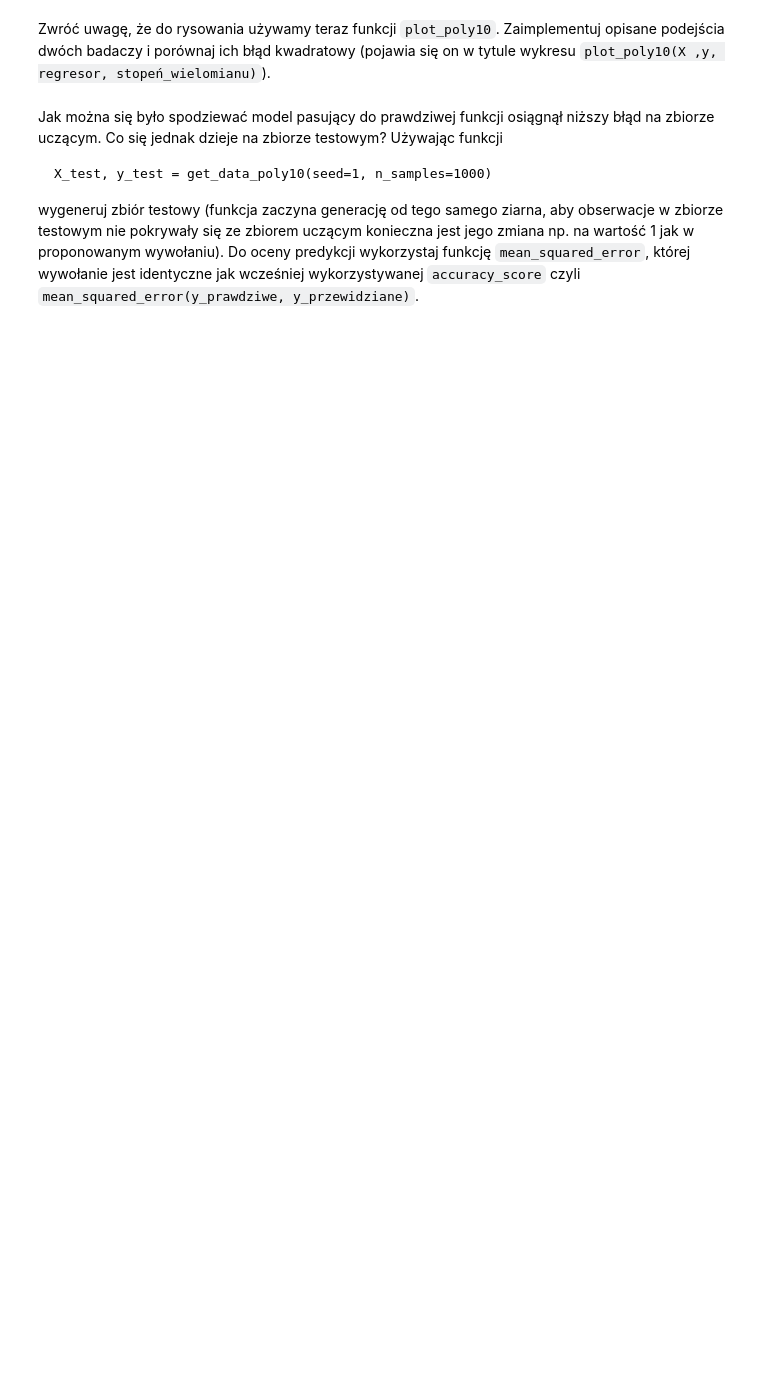
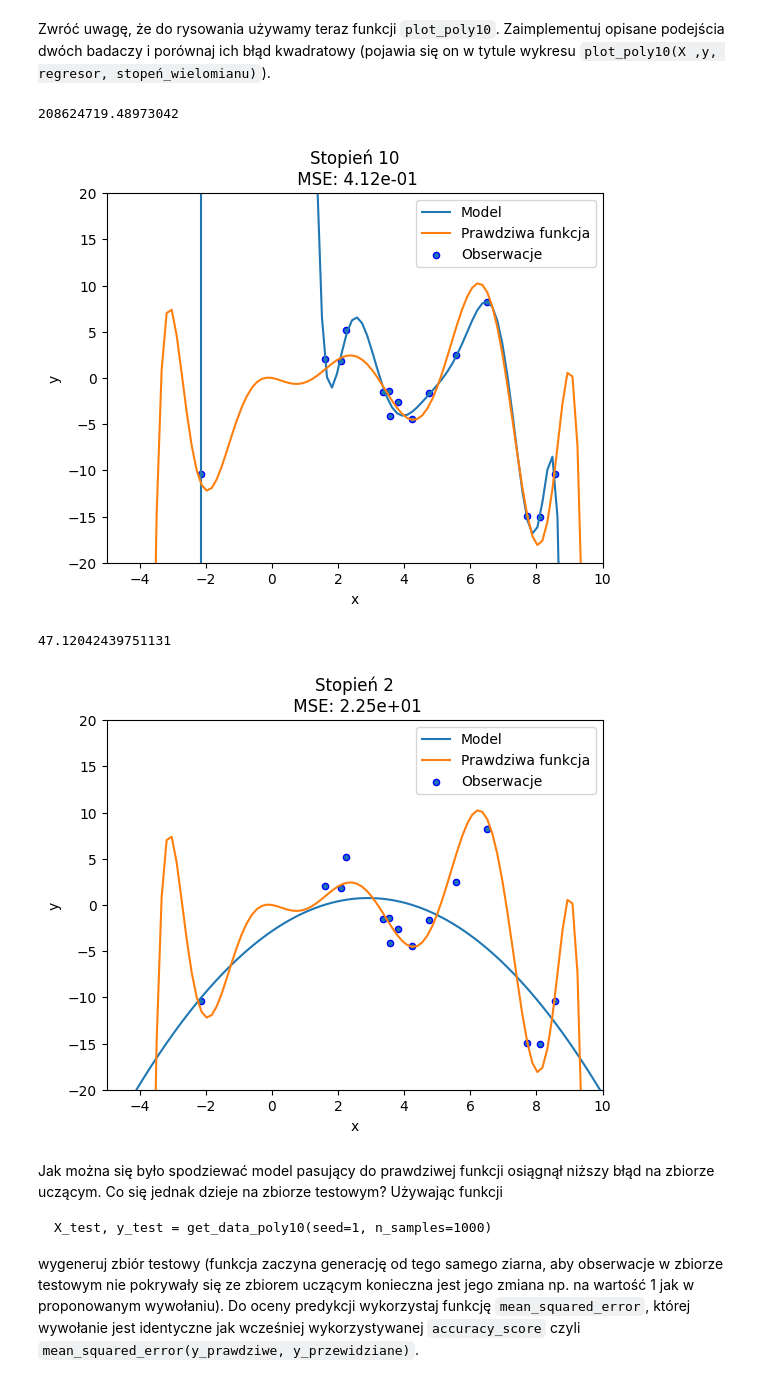
Before and after one commit to Mimikkk/study-master-2023-sus, a Jupyter notebook: exercise-3-overfitting/notebook.ipynb, the cells around one changed output. Drawn from its saved outputs; the diff is of its cells as text; code cells hidden in the pictures; blank space fills up the shorter version.

````diff
--- a/exercise-3-overfitting/notebook.ipynb
+++ b/exercise-3-overfitting/notebook.ipynb
@@ -126,3 +195,26 @@ raise NotImplementedError()
+# %%
+# YOUR CODE HERE
+X_test, y_test = get_data_poly10(seed=1, n_samples=1000)
+pipeline = Pipeline([
+  ("polynomial_features", PolynomialFeatures(degree=10, include_bias=False)),
+  ("regressor", LinearRegression())
+])
+pipeline.fit(X, y)
+plot_poly10(X, y, pipeline, 10)
+print(mean_squared_error(y_test, pipeline.predict(X_test)))
+pipeline = Pipeline([
+  ("polynomial_features", PolynomialFeatures(degree=2, include_bias=False)),
+  ("regressor", LinearRegression())
+])
+pipeline.fit(X, y)
+plt.show()
+plot_poly10(X, y, pipeline, 2)
+print(mean_squared_error(y_test, pipeline.predict(X_test)))
+# %% [output]
+208624719.48973042
+[figure, added]
+47.12042439751131
+[figure, added]
 # %% [markdown]
 Jak można się było spodziewać model pasujący do prawdziwej funkcji osiągnął niższy błąd na zbiorze uczącym. Co się jednak dzieje na zbiorze testowym? Używając funkcji
 ```
````
Also changed, not shown: parts of 30 cells of this notebook.
